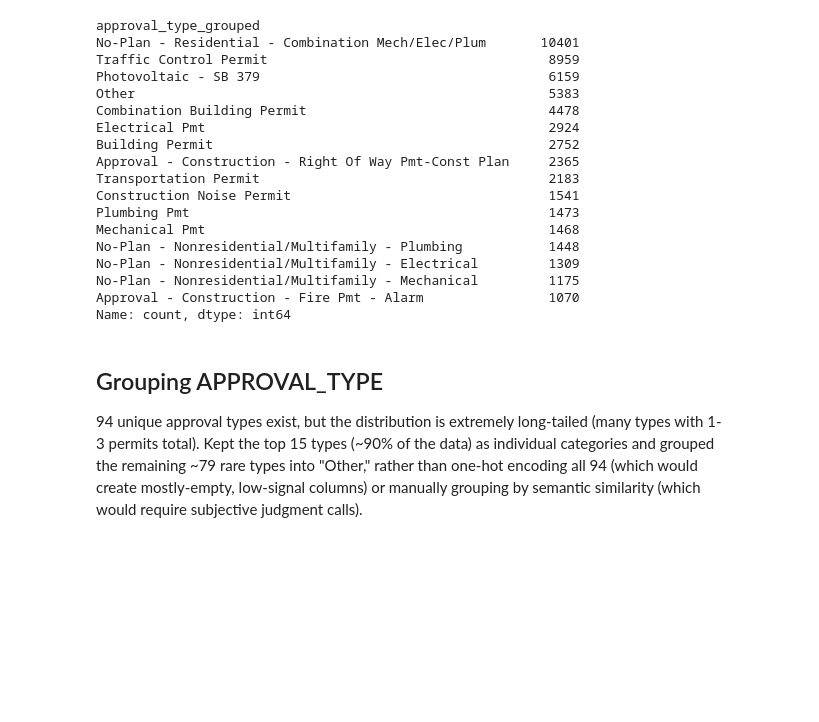
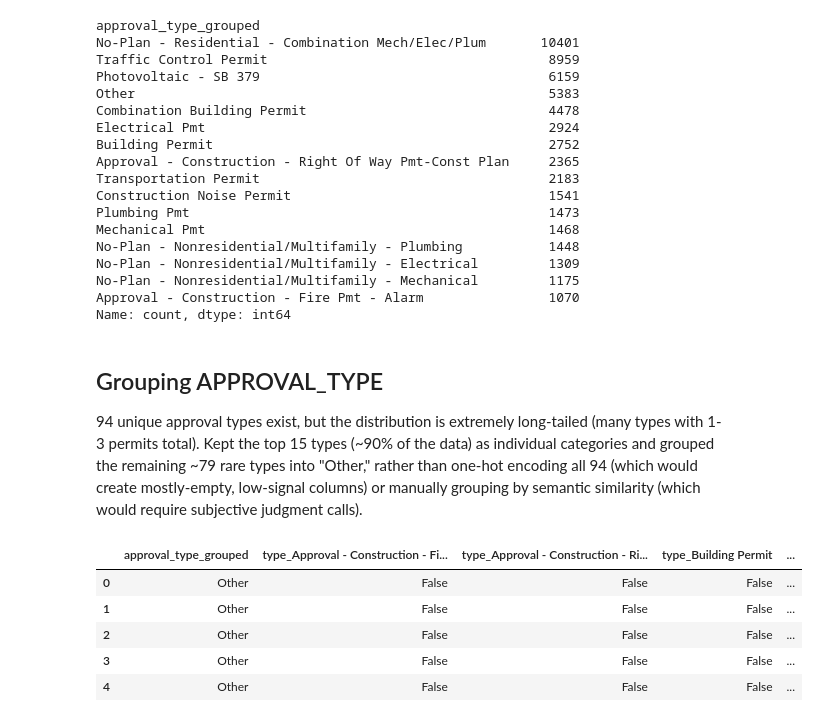
Before and after one commit to andykkimm/sd-permit-delays, a Jupyter notebook: eda.ipynb, the cells around one changed output. Cells and saved outputs as stored; diff of their text form; code cells hidden in the pictures; blank space fills up the shorter version.

```diff
--- a/eda.ipynb
+++ b/eda.ipynb
@@ -251,3 +251,16 @@ types with 1-3 permits total). Kept the top 15 types (~90% of the data) as indiv
 categories and grouped the remaining ~79 rare types into "Other," rather than one-hot
 encoding all 94 (which would create mostly-empty, low-signal columns) or manually
 grouping by semantic similarity (which would require subjective judgment calls).
+# %%
+approval_type_dummies = pd.get_dummies(df_2024_clean['approval_type_grouped'], prefix='type')
+
+df_2024_clean = pd.concat([df_2024_clean, approval_type_dummies], axis=1)
+
+df_2024_clean.filter(like='type_').head()
+# %% [output]
+|  | approval_type_grouped | type_Approval - Construction - Fi... | type_Approval - Construction - Ri... | type_Building Permit | ... |
+| 0 | Other | False | False | False | ... |
+| 1 | Other | False | False | False | ... |
+| 2 | Other | False | False | False | ... |
+| 3 | Other | False | False | False | ... |
+| 4 | Other | False | False | False | ... |
```
Also changed, not shown: parts of 4 cells of this notebook, 1 other file.
